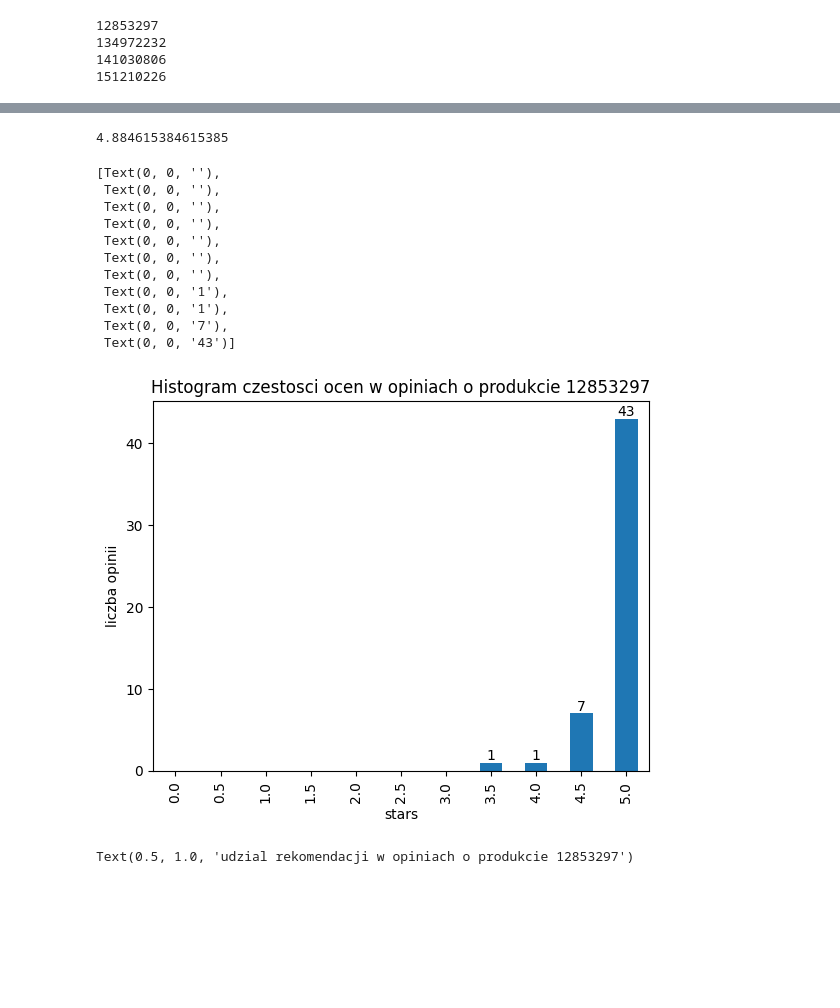
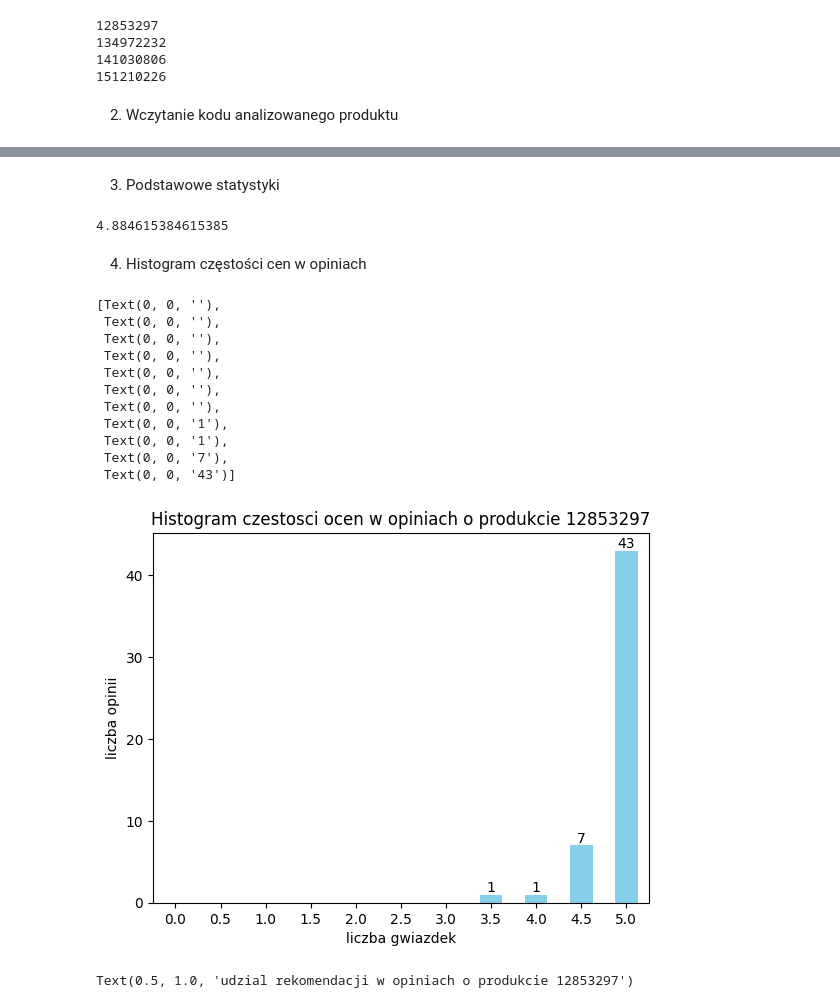
Before and after one commit to FilipCetnarowicz/CeneoScraperFC, a Jupyter notebook: analyzer.ipynb, the cells around one changed output, grey strips where cells are left out. Drawn from its saved outputs; the diff is of its cells as text; code cells hidden in the pictures; blank space fills up the shorter version.

```diff
--- a/analyzer.ipynb
+++ b/analyzer.ipynb
@@ -12,6 +14,8 @@ print(*[file.split(".")[0] for file in os.listdir("opinions")], sep="\n")
 134972232
 141030806
 151210226
+# %% [markdown]
+2. Wczytanie kodu analizowanego produktu
 # %%
 product_id = 12853297
 #product_id = input("podaj kod produktu: ")
@@ -36,6 +40,8 @@ opinions
 | 49 | 11153750 | Użytkownik Ceneo | None | 4.5 | 4,5/5 | [] | [] | 2019-10-14 15:25:03 | None | ... |
 | 50 | 4924710 | Użytkownik Ceneo | None | 5.0 | 5,0/5 | [] | [] | 2017-08-08 13:45:34 | 2017-08-03 14:02:53 | ... |
 | 51 | 4866965 | Użytkownik Ceneo | Polecam | 5.0 | 5,0/5 | [] | [] | 2017-07-19 23:26:24 | 2017-06-29 20:02:26 | ... |
+# %% [markdown]
+3. Podstawowe statystyki
 # %%
 # opinions_count = len(opinions)
 opinions_count = opinions.shape[0]
@@ -45,27 +51,29 @@ average_stars = opinions.stars.mean()
 average_stars
 # %% [output]
 4.884615384615385
+# %% [markdown]
+4. Histogram częstości cen w opiniach
 # %%
 stars_distribution = opinions.stars.value_counts().reindex(np.arange(0,5.5,0.5))
 ax = stars_distribution.plot.bar(color = "skyblue")
 ax.set_title(f'Histogram czestosci ocen w opiniach o produkcie {product_id}')
 ax.set_xlabel(f"liczba gwiazdek")
 ax.set_ylabel(f'liczba opinii')
-ax = stars_distribution.plot.bar()
+ax.set_xticklabels(ax.get_xticklabels(), rotation=0)
 ax.bar_label(ax.containers[0], label_type = 'edge', fmt = lambda l: int(l) if l>0 else '')
 # %% [output]
 [Text(0, 0, ''),
  Text(0, 0, ''),
  Text(0, 0, ''),
  Text(0, 0, ''),
  Text(0, 0, ''),
  Text(0, 0, ''),
  Text(0, 0, ''),
  Text(0, 0, '1'),
  Text(0, 0, '1'),
  Text(0, 0, '7'),
  Text(0, 0, '43')]
-[figure, old version]
+[figure, new version]
 # %%
 recommendations_distribution = opinions.recommend.value_counts(dropna=False).reindex(["Polecam", "Nie polecam", None])
 recommendations_distribution.plot.pie(
```
Also changed, not shown: parts of 1 cell of this notebook.
